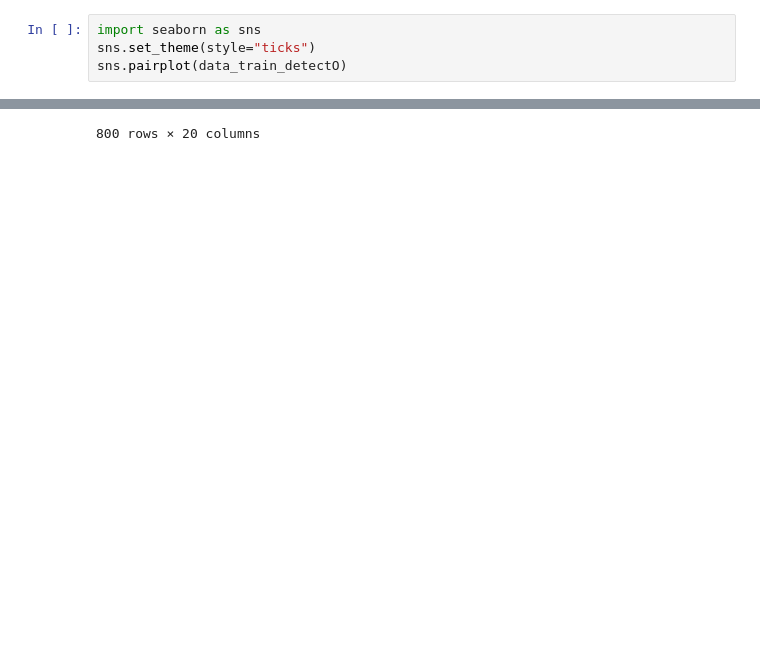
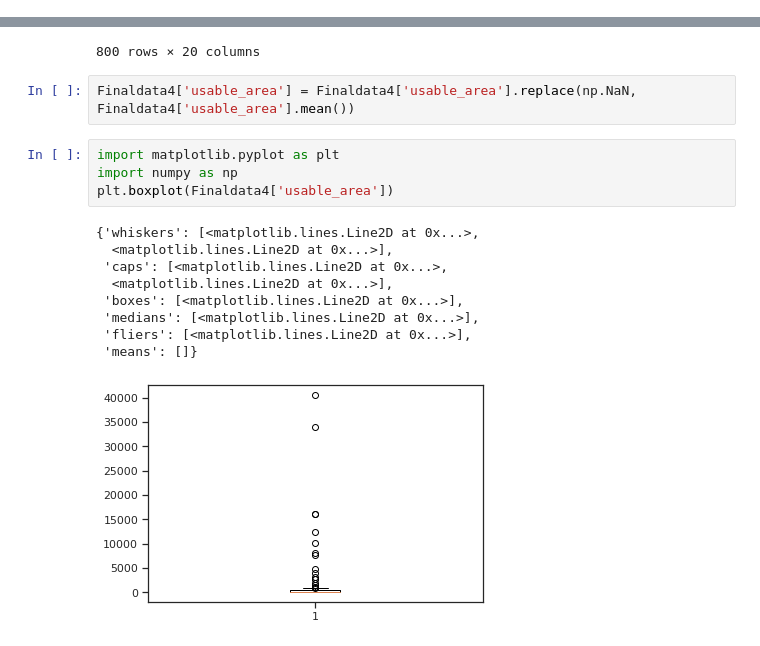
Before and after one commit to ikarosgn/DMDP, a Jupyter notebook: final.ipynb, the cells around one changed output, grey strips where cells are left out. Cells and saved outputs as stored; diff of their text form; blank space fills up the shorter version.

```diff
--- a/final.ipynb
+++ b/final.ipynb
@@ -433,7 +465,3 @@ data_train_detectO.corr()
 | furniture_ไม่มีเฟอร์นิเจอร์ | -0.008563 | -0.022048 | -0.024658 | 0.151835 | 0.151835 | 0.151835 | ... |
 | furniture_ไม่ระบุ | -0.111089 | -0.013184 | -0.061430 | -0.518694 | -0.518694 | -0.518694 | ... |
 21 rows × 21 columns
-# %%
-import seaborn as sns
-sns.set_theme(style="ticks")
-sns.pairplot(data_train_detectO)
@@ -943,3 +935,19 @@ Finaldata4
 | 798 | 680.0 | 0.67500 | 2.0 | 0.0 | 0.0 | 0.0 | ... |
 | 799 | 128.0 | 0.05250 | 2.0 | 2.0 | 2.0 | 2.0 | ... |
 800 rows × 20 columns
+# %%
+Finaldata4['usable_area'] = Finaldata4['usable_area'].replace(np.NaN, Finaldata4['usable_area'].mean())
+# %%
+import matplotlib.pyplot as plt
+import numpy as np
+plt.boxplot(Finaldata4['usable_area'])
+# %% [output]
+{'whiskers': [<matplotlib.lines.Line2D at 0x...>,
+  <matplotlib.lines.Line2D at 0x...>],
+ 'caps': [<matplotlib.lines.Line2D at 0x...>,
+  <matplotlib.lines.Line2D at 0x...>],
+ 'boxes': [<matplotlib.lines.Line2D at 0x...>],
+ 'medians': [<matplotlib.lines.Line2D at 0x...>],
+ 'fliers': [<matplotlib.lines.Line2D at 0x...>],
+ 'means': []}
+[figure, added]
```
Also changed, not shown: parts of 51 cells of this notebook.
